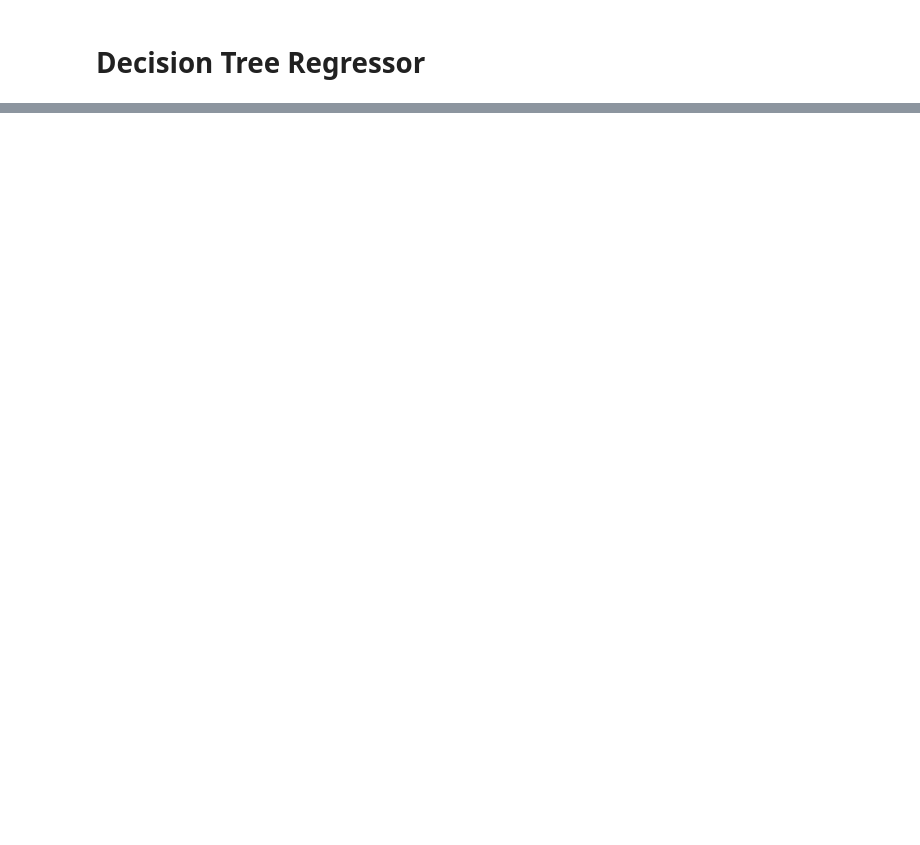
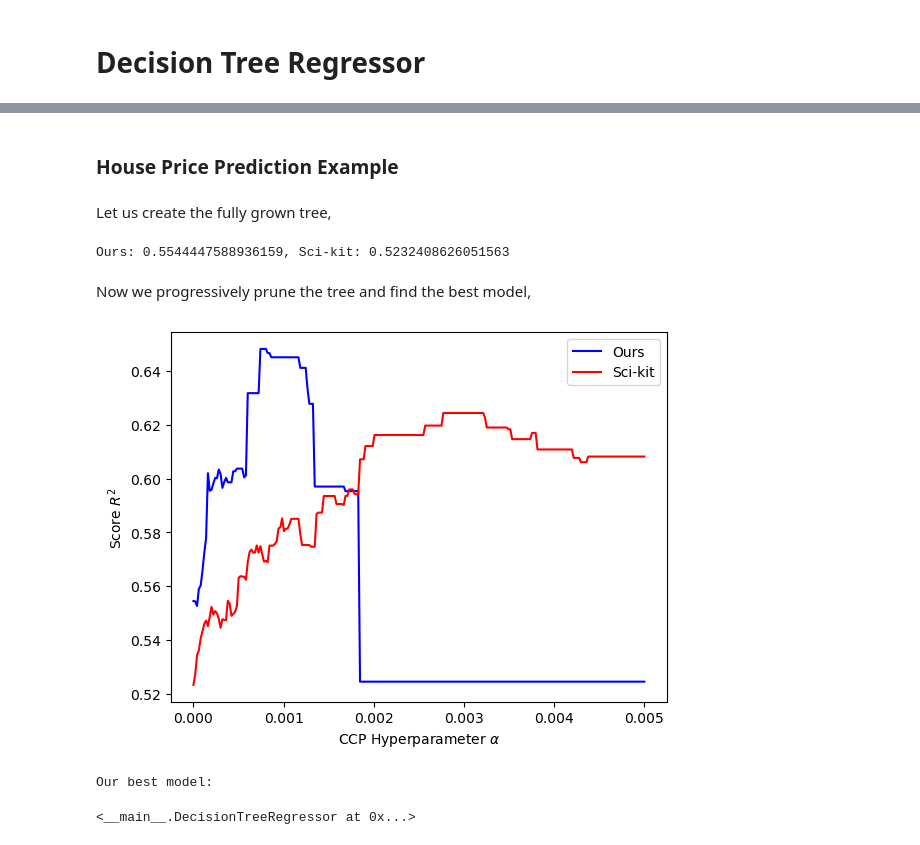
Before and after one commit to xPrithvi/Machine-Learning-From-Scratch, a Jupyter notebook: DecisionTreeRegressor.ipynb, the cells around one changed output, grey strips where cells are left out. Saved outputs shown, nothing was run; the diff lists cells and outputs as text; code cells hidden in the pictures; blank space fills up the shorter version.

```diff
--- a/DecisionTreeRegressor.ipynb
+++ b/DecisionTreeRegressor.ipynb
@@ -541,0 +530,75 @@ R2 (our model): 0.9980195443764682, R2 (sci-kit): 0.998802666441125
+# %% [markdown]
+### House Price Prediction Example
+# %% [markdown]
+Let us create the fully grown tree,
+# %%
+# Importing,
+from sklearn.datasets import fetch_california_housing
+
+# Creating dataset,
+housing_dataset = fetch_california_housing(as_frame=False)
+X, y = housing_dataset.data[:1000], housing_dataset.target[:1000]
+
+# Splitting data,
+X_train, X_test, y_train, y_test = train_test_split(X, y, test_size=0.2, random_state=0)
+
+# Creating full grown tree,
+regressor = DecisionTreeRegressor(criterion="MSE")
+regressor.fit(X_train, y_train)
+score = regressor.score(X_test, y_test)
+
+# Repeating for sci-kit implementation,
+sk_regressor = SKDecisionTreeRegressor(random_state=0)
+sk_regressor.fit(X_train, y_train)
+sk_score = sk_regressor.score(X_test, y_test)
+
+# Printing scores,
+print(f"Ours: {score}, Sci-kit: {sk_score}")
+# %% [output]
+Ours: 0.5544447588936159, Sci-kit: 0.5232408626051563
+# %% [markdown]
+Now we progressively prune the tree and find the best model,
+# %%
+# Creating alphas,
+ccp_alphas = np.linspace(start=0, stop=0.005, num=250)
+regressors = []
+sk_regressors = []
+scores = []
+sk_scores = []
+
+# Progressively pruning the full tree,
+for ccp_alpha in ccp_alphas:
+
+    # Creating pruned trees,
+    regressor_pruned = regressor.prune(alpha=ccp_alpha, inplace=False)
+    regressors.append(regressor_pruned)
+
+    sk_regressor_pruned = SKDecisionTreeRegressor(ccp_alpha=ccp_alpha, random_state=0)
+    sk_regressor_pruned.fit(X_train, y_train)
+    sk_regressors.append(sk_regressor_pruned)
+
+    # Scoring the pruned trees,
+    score = regressor_pruned.score(X_test, y_test)
+    scores.append(score)
+
+    sk_score = sk_regressor_pruned.score(X_test, y_test)
+    sk_scores.append(sk_score)
+
+# Plotting,
+plt.plot(ccp_alphas, scores, color="blue", label="Ours")
+plt.plot(ccp_alphas, sk_scores, color="red", label="Sci-kit")
+plt.xlabel(r"CCP Hyperparameter $\alpha$")
+plt.ylabel(r"Score $R^2$")
+plt.legend()
+plt.show()
+
+# Printing,
+best_alpha = ccp_alphas[np.argmax(scores)]
+best_regressor = regressors[np.argmax(scores)]
+print("Our best model:")
+best_regressor.score(X_test, y_test)
+best_regressor
+# %% [output]
+[figure, added]
+Our best model:
+<__main__.DecisionTreeRegressor at 0x...>
```
Also changed, not shown: parts of 15 cells of this notebook, 2 other files.
